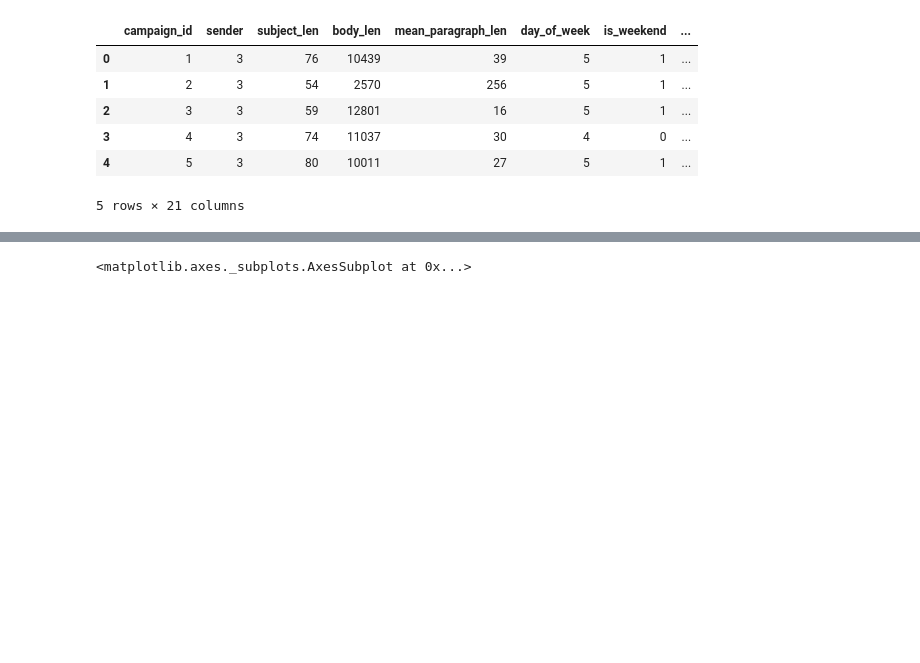
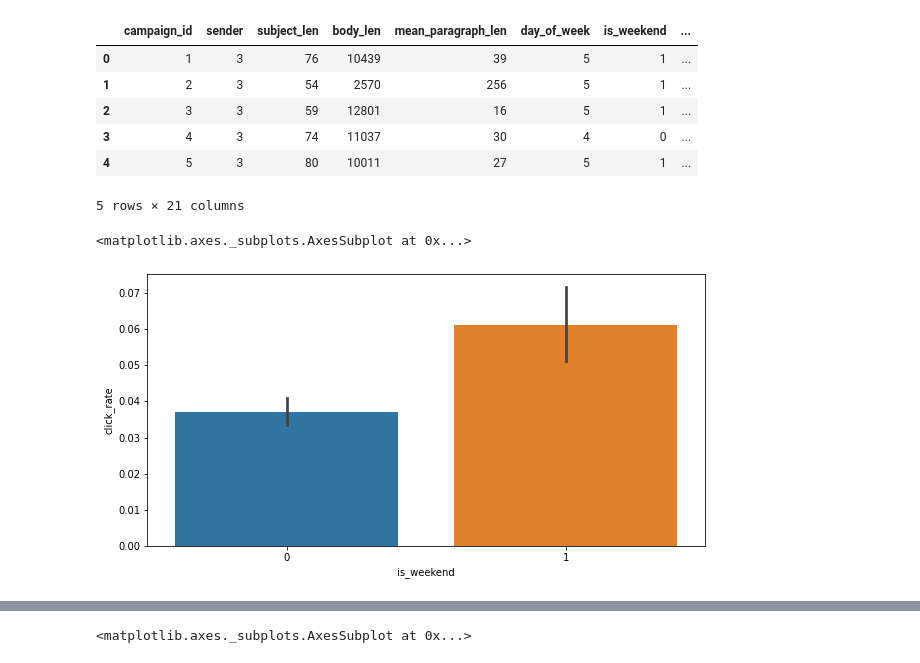
Before and after one commit to SakshamTripathi1996/CTR-for-email-campaigns, a Jupyter notebook: CTR_for_email_campaigns.ipynb, the cells around one changed output, grey strips where cells are left out. Cells and saved outputs as stored; diff of their text form; code cells hidden in the pictures; blank space fills up the shorter version.

```diff
--- a/CTR_for_email_campaigns.ipynb
+++ b/CTR_for_email_campaigns.ipynb
@@ -227,3 +236,10 @@ data.head()
 | 3 | 4 | 3 | 74 | 11037 | 30 | 4 | 0 | ... |
 | 4 | 5 | 3 | 80 | 10011 | 27 | 5 | 1 | ... |
 5 rows × 21 columns
+# %%
+#click rae vs weekend
+plt.figure(figsize=(10,5))
+sns.barplot(data.is_weekend,data.click_rate)
+# %% [output]
+<matplotlib.axes._subplots.AxesSubplot at 0x...>
+[figure, added]
```
Also changed, not shown: parts of 27 cells of this notebook.
